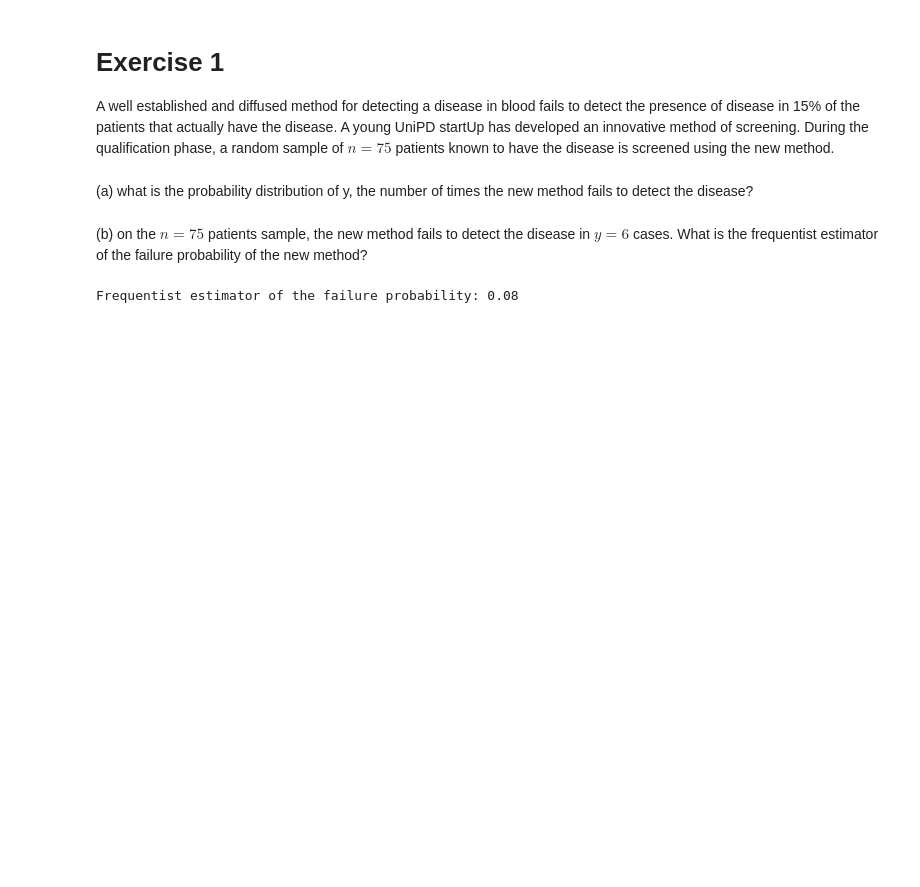
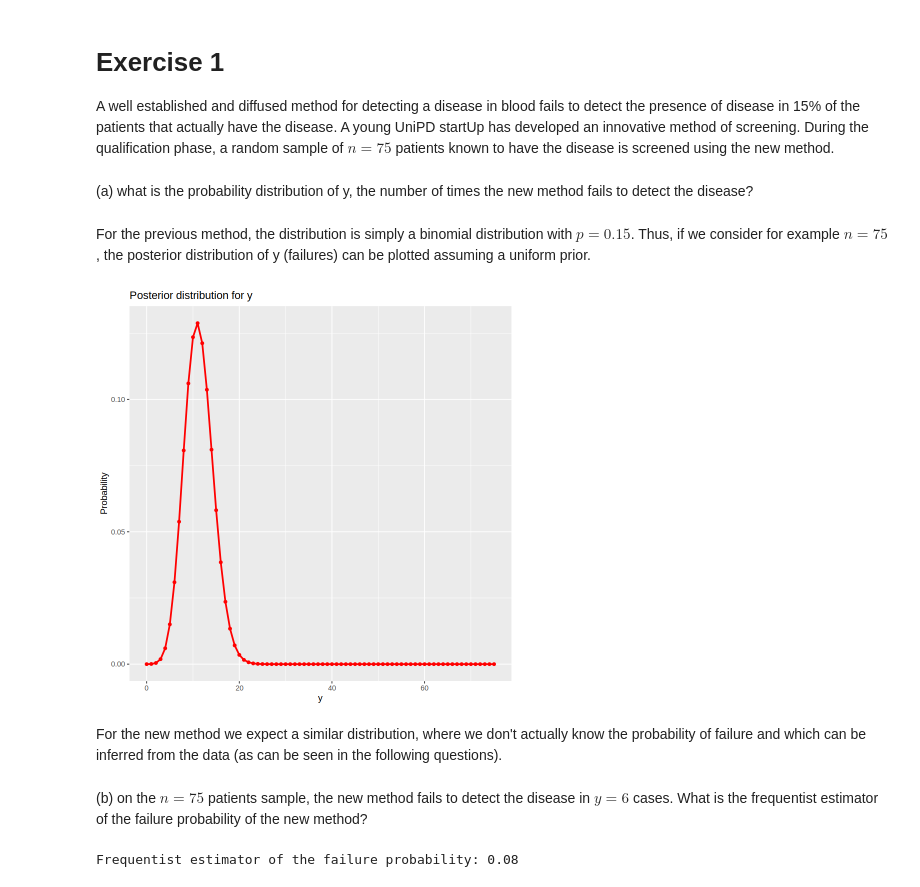
Before and after one commit to Kallo27/Advanced_statistics, a Jupyter notebook: Lab04/CalandraBuonaura_LorenzoRlab04.ipynb, the cells around one changed output. Saved outputs shown, nothing was run; the diff lists cells and outputs as text; code cells hidden in the pictures; blank space fills up the shorter version.

```diff
--- a/Lab04/CalandraBuonaura_LorenzoRlab04.ipynb
+++ b/Lab04/CalandraBuonaura_LorenzoRlab04.ipynb
@@ -32,6 +32,34 @@ For an introduction to spatstat, type ‘beginner’
 A well established and diffused method for detecting a disease in blood fails to detect the presence of disease in 15% of the patients that actually have the disease. A young UniPD startUp has developed an innovative method of screening. During the qualification phase, a random sample of $n = 75$ patients known to have the disease is screened using the new method.
 # %% [markdown]
 (a) what is the probability distribution of y, the number of times the new method fails to detect the disease?
+# %% [markdown]
+For the previous method, the distribution is simply a binomial distribution with $p = 0.15$. Thus, if we consider for example $n = 75$, the posterior distribution of y (failures) can be plotted assuming a uniform prior.
+# %%
+post_un <- function(r, n, limits, p) {
+  uniform <- 1 / (limits[2] - limits[1])
+  normalization <- sum(uniform * dbinom(r, n, p))
+
+  return(uniform * dbinom(r, n, p) / normalization)
+}
+
+p <- 0.15
+
+n <- 75
+y <- seq(0, n, 1)
+
+post_un_values <- post_un(y, n, c(min(y), max(y)), p)
+
+ggplot(data = data.frame(y, post_un_values),
+       aes(x = y, y = post_un_values)) +
+  geom_point(color = "red", size = 1.5) +
+  geom_line(color = "red", linewidth = 1) +
+  labs(title = "Posterior distribution for y",
+       x = "y",
+       y = "Probability")
+# %% [output]
+[figure, added]
+# %% [markdown]
+For the new method we expect a similar distribution, where we don't actually know the probability of failure and which can be inferred from the data (as can be seen in the following questions).
 # %% [markdown]
 (b) on the $n = 75$ patients sample, the new method fails to detect the disease in $y = 6$ cases. What is the frequentist estimator of the failure probability of the new method?
 # %%
```
Also changed, not shown: parts of 8 cells of this notebook.
